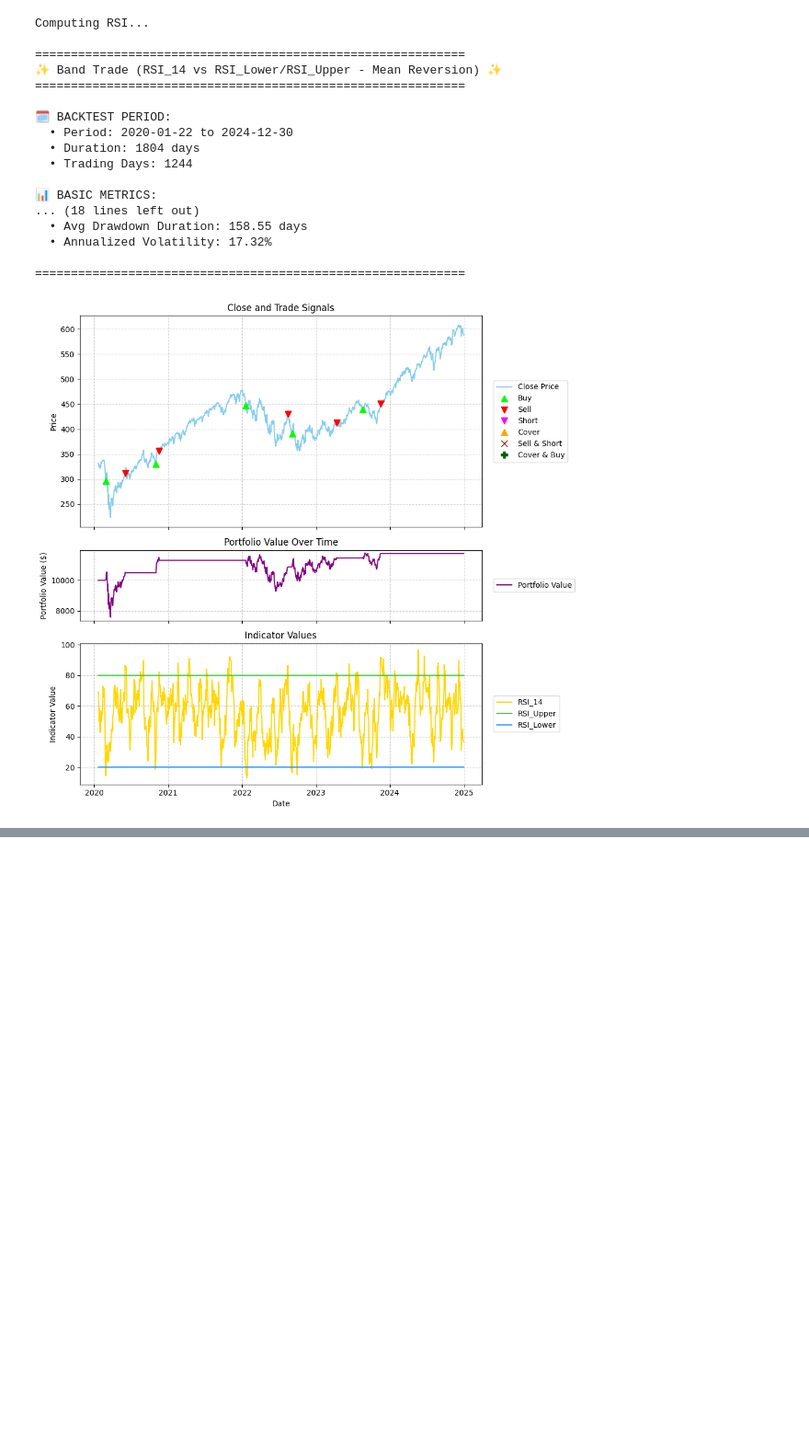
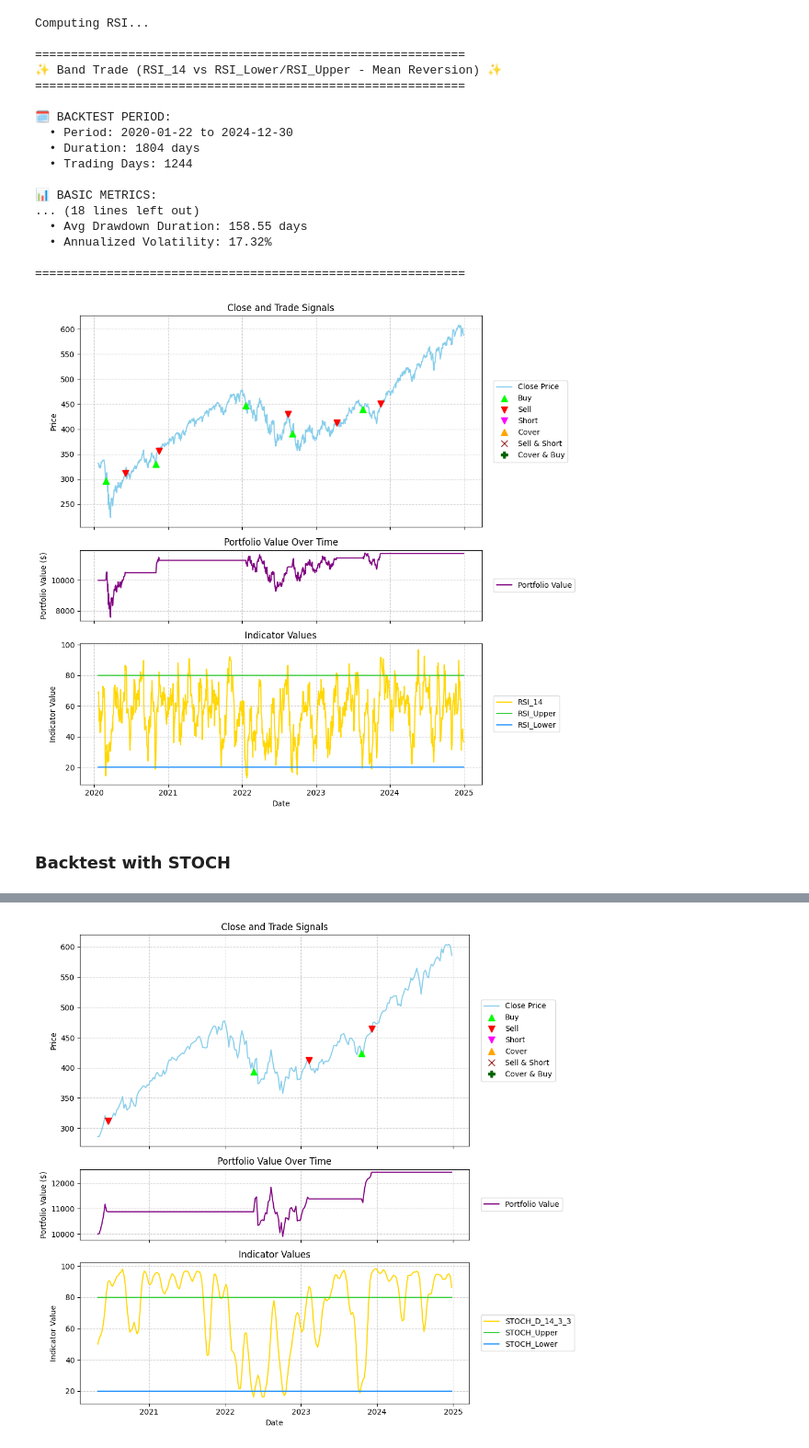
Before and after one commit to BSoybilgen/simple-trade, a Jupyter notebook: examples/backtest/example_backtest_momentum.ipynb, the cells around one changed output, grey strips where cells are left out. Shown at 92% size. Drawn from its saved outputs; the diff is of its cells as text; code cells hidden in the pictures; blank space fills up the shorter version.

```diff
--- a/examples/backtest/example_backtest_momentum.ipynb
+++ b/examples/backtest/example_backtest_momentum.ipynb
@@ -172,3 +253,76 @@ Computing RSI...
 
 ============================================================
 [figure]
+# %% [markdown]
+### Backtest with STOCH
+# %%
+# --- Configuration ---
+ticker = 'SPY'
+start_date = '2020-01-01'
+end_date = '2024-12-31'
+interval = '1wk'
+stoch_upper_threshold = 80
+stoch_lower_threshold = 20
+long_entry_pct_cash = 1
+short_entry_pct_cash = 0.5
+initial_cash = 10000.0
+commission = 0.0  # Default commission
+
+# Download data and compute RSI
+data = download_data(ticker, start_date, end_date, interval=interval)
+parameters = dict()
+columns = dict()
+parameters["k_period"] = 14
+parameters["d_period"] = 3
+parameters["smooth_k"] = 3
+columns["high_col"] = 'High'
+columns["low_col"] = 'Low'
+columns["close_col"] = 'Close'
+data = compute_indicator(
+    data=data,
+    indicator='stoch',
+    parameters=parameters,
+    columns=columns
+)
+
+k_period = parameters["k_period"]
+d_period = parameters["d_period"]
+smooth_k = parameters["smooth_k"]
+indicator_col = f'STOCH_D_{k_period}_{d_period}_{smooth_k}'
+# Add constant columns for the fixed RSI thresholds
+upper_threshold_col = 'STOCH_Upper'
+lower_threshold_col = 'STOCH_Lower'
+data[upper_threshold_col] = stoch_upper_threshold
+data[lower_threshold_col] = stoch_lower_threshold
+
+# Run backtest
+backtester = BandTradeBacktester(initial_cash=initial_cash, commission_long=commission)
+results, portfolio = backtester.run_band_trade(
+    data=data,
+    indicator_col=indicator_col,
+    upper_band_col='STOCH_Upper',
+    lower_band_col='STOCH_Lower',
+    price_col='Close',
+    trading_type='long',
+    long_entry_pct_cash = 1,
+    short_entry_pct_cash = 0.5,
+    day1_position='long'
+)
+
+# --- Results ---
+backtester.print_results(results)
+
+# Prepare results for plotting
+plotter = BacktestPlotter()
+
+# Define the indicator columns explicitly
+indicator_cols_to_plot = [f'STOCH_D_{k_period}_{d_period}_{smooth_k}', 'STOCH_Upper', 'STOCH_Lower']
+
+fig = plotter.plot_results(
+    data_df=data,
+    history_df=portfolio,
+    price_col='Close',
+    indicator_cols=indicator_cols_to_plot,
+    title=f"STOCH Threshold (Long Only) (STOCH_D_{k_period}_{d_period}_{smooth_k} {stoch_upper_threshold}/{stoch_lower_threshold})"
+)
+# %% [output]
@@ -174,0 +346 @@ Computing RSI...
+[figure, added]
```
Also changed, not shown: parts of 5 cells of this notebook, 2 other files.
